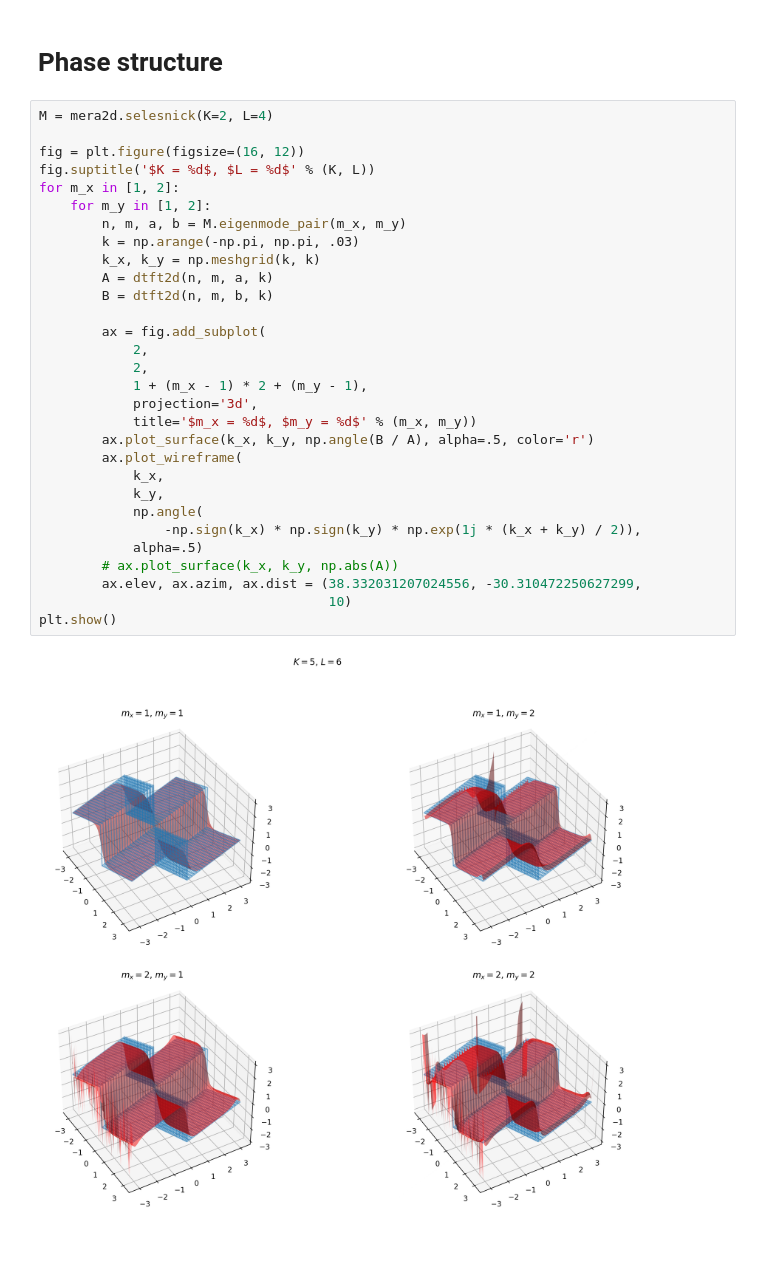
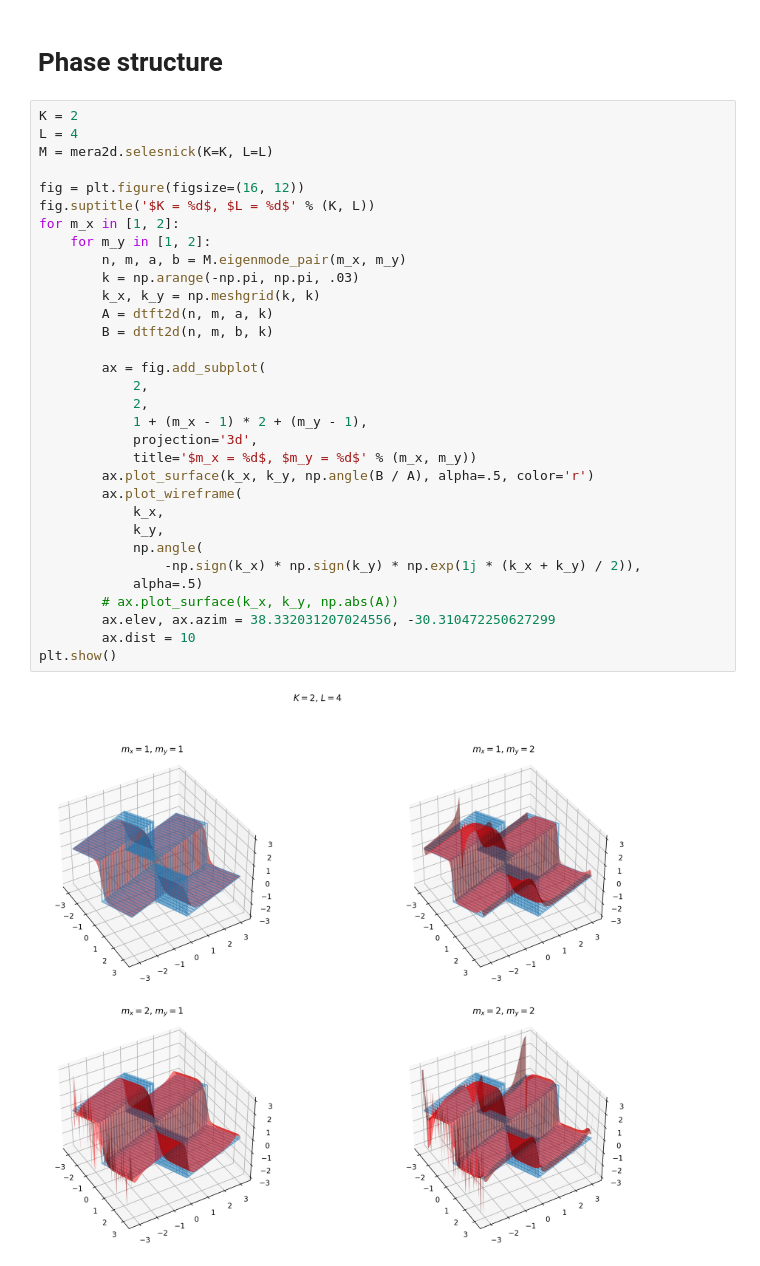
Before and after one commit to qi-rub/pyfermions, a Jupyter notebook: notebooks/mera2d.ipynb, the cells around one changed output. Saved outputs shown, nothing was run; the diff lists cells and outputs as text.

```diff
--- a/notebooks/mera2d.ipynb
+++ b/notebooks/mera2d.ipynb
@@ -140,34 +139,36 @@ plt.savefig('energies2d.pdf', bbox_inches='tight')
 # %% [markdown]
 # Phase structure
 # %%
-M = mera2d.selesnick(K=2, L=4)
+K = 2
+L = 4
+M = mera2d.selesnick(K=K, L=L)
 
 fig = plt.figure(figsize=(16, 12))
 fig.suptitle('$K = %d$, $L = %d$' % (K, L))
 for m_x in [1, 2]:
     for m_y in [1, 2]:
         n, m, a, b = M.eigenmode_pair(m_x, m_y)
         k = np.arange(-np.pi, np.pi, .03)
         k_x, k_y = np.meshgrid(k, k)
         A = dtft2d(n, m, a, k)
         B = dtft2d(n, m, b, k)
 
         ax = fig.add_subplot(
             2,
             2,
             1 + (m_x - 1) * 2 + (m_y - 1),
             projection='3d',
             title='$m_x = %d$, $m_y = %d$' % (m_x, m_y))
         ax.plot_surface(k_x, k_y, np.angle(B / A), alpha=.5, color='r')
         ax.plot_wireframe(
             k_x,
             k_y,
             np.angle(
                 -np.sign(k_x) * np.sign(k_y) * np.exp(1j * (k_x + k_y) / 2)),
             alpha=.5)
         # ax.plot_surface(k_x, k_y, np.abs(A))
-        ax.elev, ax.azim, ax.dist = (38.332031207024556, -30.310472250627299,
-                                     10)
+        ax.elev, ax.azim = 38.332031207024556, -30.310472250627299
+        ax.dist = 10
 plt.show()
 # %% [output]
-[figure, old version]
+[figure, new version]
```
Also changed, not shown: parts of 2 cells of this notebook, 6 other files.
